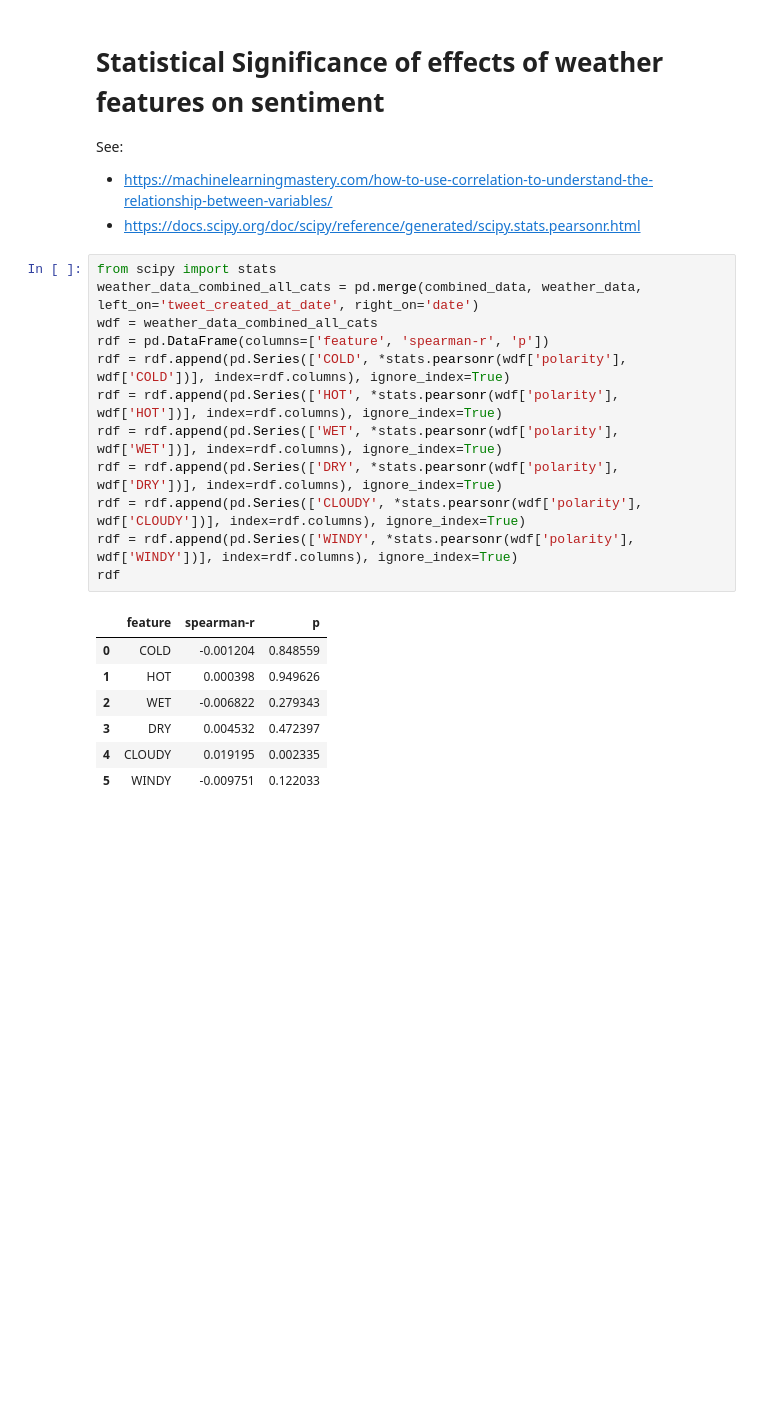
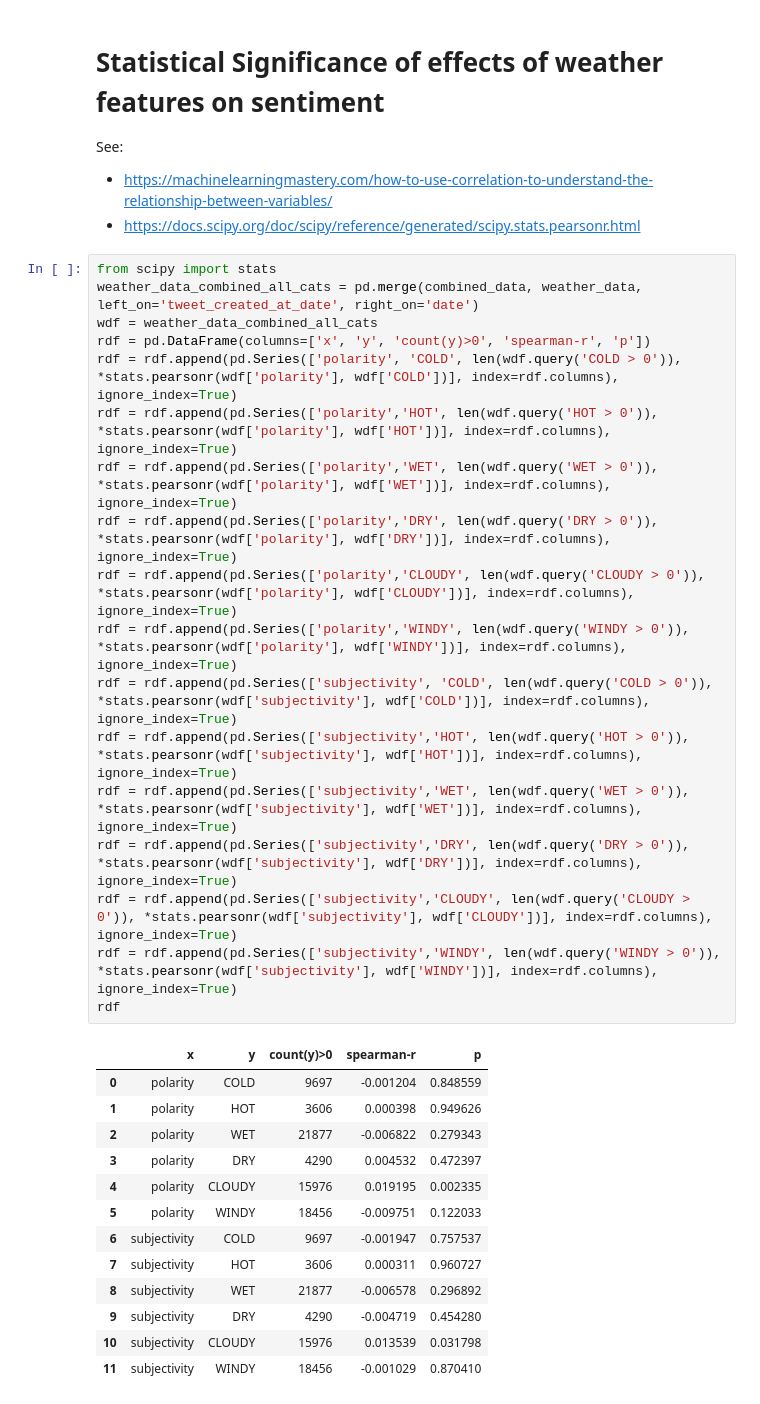
Before and after one commit to johnstcn/cs7is4group4, a Jupyter notebook: colab-notebook/TA_G4.ipynb, the cells around one changed output. Saved outputs shown, nothing was run; the diff lists cells and outputs as text; blank space fills up the shorter version.

```diff
--- a/colab-notebook/TA_G4.ipynb
+++ b/colab-notebook/TA_G4.ipynb
@@ -677,22 +677,34 @@ See:
 # %%
 from scipy import stats
 weather_data_combined_all_cats = pd.merge(combined_data, weather_data, left_on='tweet_created_at_date', right_on='date')
 wdf = weather_data_combined_all_cats
-rdf = pd.DataFrame(columns=['feature', 'spearman-r', 'p'])
-rdf = rdf.append(pd.Series(['COLD', *stats.pearsonr(wdf['polarity'], wdf['COLD'])], index=rdf.columns), ignore_index=True)
-rdf = rdf.append(pd.Series(['HOT', *stats.pearsonr(wdf['polarity'], wdf['HOT'])], index=rdf.columns), ignore_index=True)
-rdf = rdf.append(pd.Series(['WET', *stats.pearsonr(wdf['polarity'], wdf['WET'])], index=rdf.columns), ignore_index=True)
-rdf = rdf.append(pd.Series(['DRY', *stats.pearsonr(wdf['polarity'], wdf['DRY'])], index=rdf.columns), ignore_index=True)
-rdf = rdf.append(pd.Series(['CLOUDY', *stats.pearsonr(wdf['polarity'], wdf['CLOUDY'])], index=rdf.columns), ignore_index=True)
-rdf = rdf.append(pd.Series(['WINDY', *stats.pearsonr(wdf['polarity'], wdf['WINDY'])], index=rdf.columns), ignore_index=True)
+rdf = pd.DataFrame(columns=['x', 'y', 'count(y)>0', 'spearman-r', 'p'])
+rdf = rdf.append(pd.Series(['polarity', 'COLD', len(wdf.query('COLD > 0')), *stats.pearsonr(wdf['polarity'], wdf['COLD'])], index=rdf.columns), ignore_index=True)
+rdf = rdf.append(pd.Series(['polarity','HOT', len(wdf.query('HOT > 0')), *stats.pearsonr(wdf['polarity'], wdf['HOT'])], index=rdf.columns), ignore_index=True)
+rdf = rdf.append(pd.Series(['polarity','WET', len(wdf.query('WET > 0')), *stats.pearsonr(wdf['polarity'], wdf['WET'])], index=rdf.columns), ignore_index=True)
+rdf = rdf.append(pd.Series(['polarity','DRY', len(wdf.query('DRY > 0')), *stats.pearsonr(wdf['polarity'], wdf['DRY'])], index=rdf.columns), ignore_index=True)
+rdf = rdf.append(pd.Series(['polarity','CLOUDY', len(wdf.query('CLOUDY > 0')), *stats.pearsonr(wdf['polarity'], wdf['CLOUDY'])], index=rdf.columns), ignore_index=True)
+rdf = rdf.append(pd.Series(['polarity','WINDY', len(wdf.query('WINDY > 0')), *stats.pearsonr(wdf['polarity'], wdf['WINDY'])], index=rdf.columns), ignore_index=True)
+rdf = rdf.append(pd.Series(['subjectivity', 'COLD', len(wdf.query('COLD > 0')), *stats.pearsonr(wdf['subjectivity'], wdf['COLD'])], index=rdf.columns), ignore_index=True)
+rdf = rdf.append(pd.Series(['subjectivity','HOT', len(wdf.query('HOT > 0')), *stats.pearsonr(wdf['subjectivity'], wdf['HOT'])], index=rdf.columns), ignore_index=True)
+rdf = rdf.append(pd.Series(['subjectivity','WET', len(wdf.query('WET > 0')), *stats.pearsonr(wdf['subjectivity'], wdf['WET'])], index=rdf.columns), ignore_index=True)
+rdf = rdf.append(pd.Series(['subjectivity','DRY', len(wdf.query('DRY > 0')), *stats.pearsonr(wdf['subjectivity'], wdf['DRY'])], index=rdf.columns), ignore_index=True)
+rdf = rdf.append(pd.Series(['subjectivity','CLOUDY', len(wdf.query('CLOUDY > 0')), *stats.pearsonr(wdf['subjectivity'], wdf['CLOUDY'])], index=rdf.columns), ignore_index=True)
+rdf = rdf.append(pd.Series(['subjectivity','WINDY', len(wdf.query('WINDY > 0')), *stats.pearsonr(wdf['subjectivity'], wdf['WINDY'])], index=rdf.columns), ignore_index=True)
 rdf
 # %% [output]
-|  | feature | spearman-r | p |
-| 0 | COLD | -0.001204 | 0.848559 |
-| 1 | HOT | 0.000398 | 0.949626 |
-| 2 | WET | -0.006822 | 0.279343 |
-| 3 | DRY | 0.004532 | 0.472397 |
-| 4 | CLOUDY | 0.019195 | 0.002335 |
-| 5 | WINDY | -0.009751 | 0.122033 |
+|  | x | y | count(y)>0 | spearman-r | p |
+| 0 | polarity | COLD | 9697 | -0.001204 | 0.848559 |
+| 1 | polarity | HOT | 3606 | 0.000398 | 0.949626 |
+| 2 | polarity | WET | 21877 | -0.006822 | 0.279343 |
+| 3 | polarity | DRY | 4290 | 0.004532 | 0.472397 |
+| 4 | polarity | CLOUDY | 15976 | 0.019195 | 0.002335 |
+| 5 | polarity | WINDY | 18456 | -0.009751 | 0.122033 |
+| 6 | subjectivity | COLD | 9697 | -0.001947 | 0.757537 |
+| 7 | subjectivity | HOT | 3606 | 0.000311 | 0.960727 |
+| 8 | subjectivity | WET | 21877 | -0.006578 | 0.296892 |
+| 9 | subjectivity | DRY | 4290 | -0.004719 | 0.454280 |
+| 10 | subjectivity | CLOUDY | 15976 | 0.013539 | 0.031798 |
+| 11 | subjectivity | WINDY | 18456 | -0.001029 | 0.870410 |
 # %%
 import matplotlib.pyplot as plt
```
Also changed, not shown: parts of 1 cell of this notebook.
